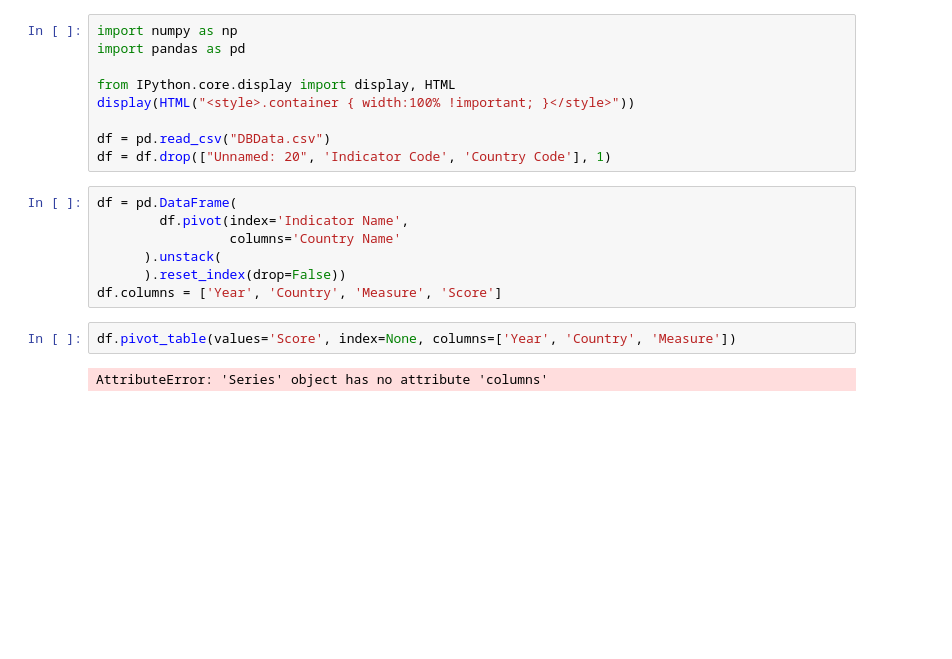
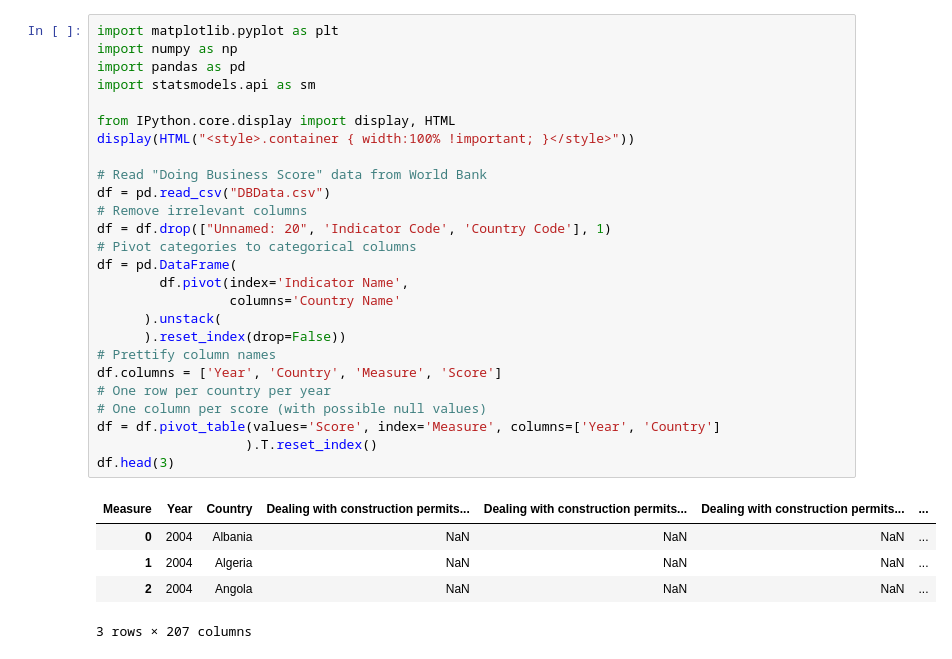
Before and after one commit to VHRanger/GDP-development, a Jupyter notebook: World Bank Development Regression.ipynb, the cells around one changed output. Saved outputs shown, nothing was run; the diff lists cells and outputs as text; blank space fills up the shorter version.

```diff
--- a/World Bank Development Regression.ipynb
+++ b/World Bank Development Regression.ipynb
@@ -1,20 +1,32 @@
 # %%
+import matplotlib.pyplot as plt
 import numpy as np
 import pandas as pd
+import statsmodels.api as sm
 
 from IPython.core.display import display, HTML
 display(HTML("<style>.container { width:100% !important; }</style>"))
 
+# Read "Doing Business Score" data from World Bank
 df = pd.read_csv("DBData.csv")
+# Remove irrelevant columns
 df = df.drop(["Unnamed: 20", 'Indicator Code', 'Country Code'], 1)
+# Pivot categories to categorical columns
+df = pd.DataFrame(
+        df.pivot(index='Indicator Name',
+                 columns='Country Name'
+      ).unstack(
+      ).reset_index(drop=False))
+# Prettify column names
+df.columns = ['Year', 'Country', 'Measure', 'Score']
+# One row per country per year
+# One column per score (with possible null values)
+df = df.pivot_table(values='Score', index='Measure', columns=['Year', 'Country']
+                   ).T.reset_index()
+df.head(3)
+# %% [output]
+| Measure | Year | Country | Dealing with construction permits... | Dealing with construction permits... | Dealing with construction permits... | ... |
+| 0 | 2004 | Albania | NaN | NaN | NaN | ... |
+| 1 | 2004 | Algeria | NaN | NaN | NaN | ... |
+| 2 | 2004 | Angola | NaN | NaN | NaN | ... |
+3 rows × 207 columns
-# %%
-df = pd.DataFrame(
-        df.pivot(index='Indicator Name',
-                 columns='Country Name'
-      ).unstack(
-      ).reset_index(drop=False))
-df.columns = ['Year', 'Country', 'Measure', 'Score']
-# %%
-df.pivot_table(values='Score', index=None, columns=['Year', 'Country', 'Measure'])
-# %% [output]
-AttributeError: 'Series' object has no attribute 'columns'
```
Also changed, not shown: parts of 11 cells of this notebook.
